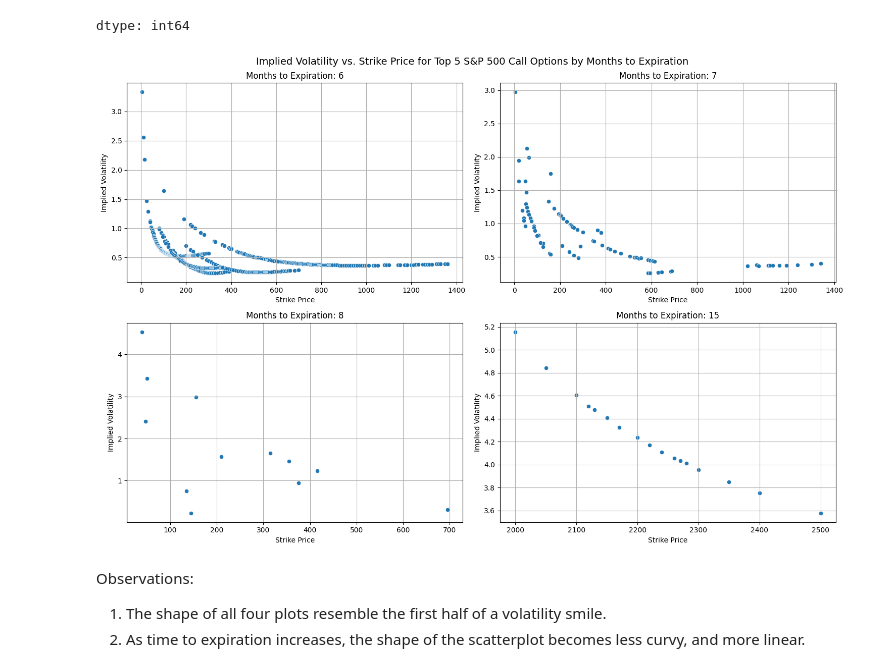
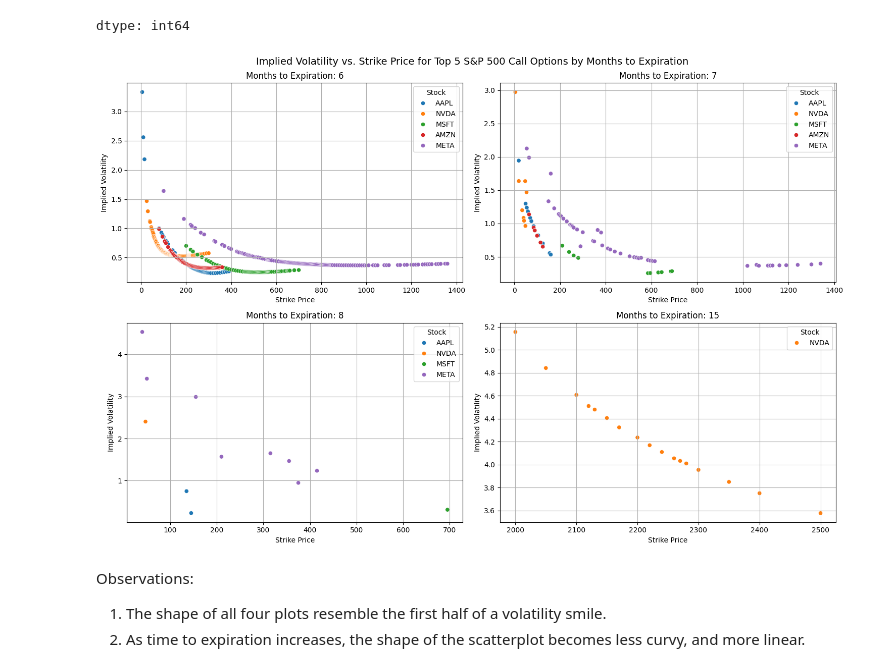
Before and after one commit to kasvinatirumal/wdrp_wi25, a Jupyter notebook: Analysis_of_Call_Option_Pricing,_Drift_and_Volatility_Estimation.ipynb, the cells around one changed output. Cells and saved outputs as stored; diff of their text form; code cells hidden in the pictures.

```diff
--- a/Analysis_of_Call_Option_Pricing,_Drift_and_Volatility_Estimation.ipynb
+++ b/Analysis_of_Call_Option_Pricing,_Drift_and_Volatility_Estimation.ipynb
@@ -41,9 +41,8 @@ warnings.simplefilter(action='ignore', category=FutureWarning)
 # exp_date = next(date for date in exp_dates if date >= date_six_month_ltr.strftime("%Y-%m-%d"))
 # print(f"Expiration Date: {exp_date}")
 # %%
-# stocks = ["AAPL", "NVDA", "MSFT", "AMZN", "META"]
+stocks = ["AAPL", "NVDA", "MSFT", "AMZN", "META"]
 # calls_df = options.get_calls("AAPL", exp_date)
-
 # for stock in stocks[1:]:
 #     df = options.get_calls(stock, exp_date)
 #     calls_df = pd.concat([calls_df, df])
@@ -113,6 +112,8 @@ calls_df["Months to Exp"].value_counts()
 | 8 | 12 |
 | 9 | 4 |
 dtype: int64
+# %%
+calls_df['Stock_Abbv'] = calls_df['Contract Name'].str[:4]
 # %%
 # remove options that expire in 9 months since that group only has 4 observations
 calls_df_plot = calls_df[calls_df["Months to Exp"] != 9]
@@ -120,19 +121,23 @@ groups = calls_df_plot.groupby("Months to Exp")
 # %%
 fig, axes = plt.subplots(2, 2, figsize=(15, 10))
 fig.suptitle("Implied Volatility vs. Strike Price for Top 5 S&P 500 Call Options by Months to Expiration", fontsize=14)
+
+palette = sns.color_palette("tab10", len(stocks))
+color_mapping = dict(zip(stocks, palette))
 
 axes = axes.flatten()
 for ax, (month, group) in zip(axes, groups):
     if month == 15:
         group = group.iloc[1:]  # remove outlier to zoom into the visual
-    sns.scatterplot(ax=ax, x="Strike", y="Implied Volatility", data=group)
+    ax.grid(True)
+    sns.scatterplot(ax=ax, x="Strike", y="Implied Volatility", data=group, hue="Stock_Abbv", palette=color_mapping)
     ax.set_title(f"Months to Expiration: {month}")
     ax.set_xlabel("Strike Price")
     ax.set_ylabel("Implied Volatility")
-    ax.grid(True)
+    ax.legend(title="Stock")
 plt.tight_layout()
 # %% [output]
-[figure, old version]
+[figure, new version]
 # %% [markdown]
 Observations:
 1. The shape of all four plots resemble the first half of a volatility smile.
```
Also changed, not shown: parts of 18 cells of this notebook.
